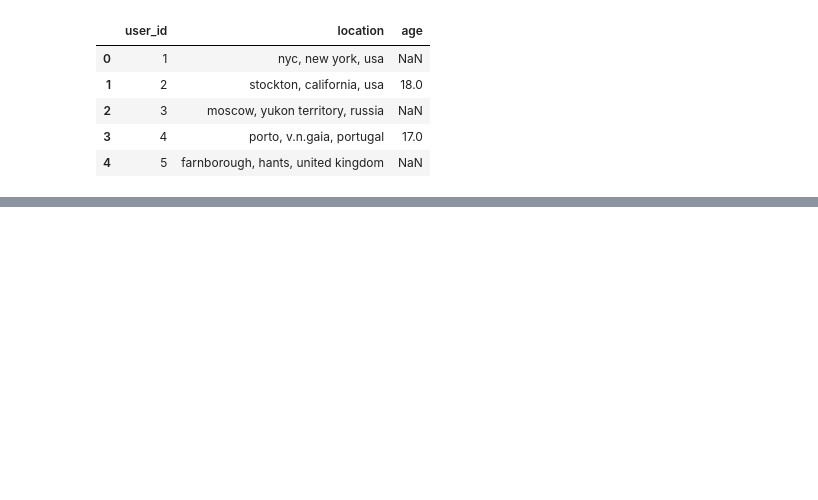
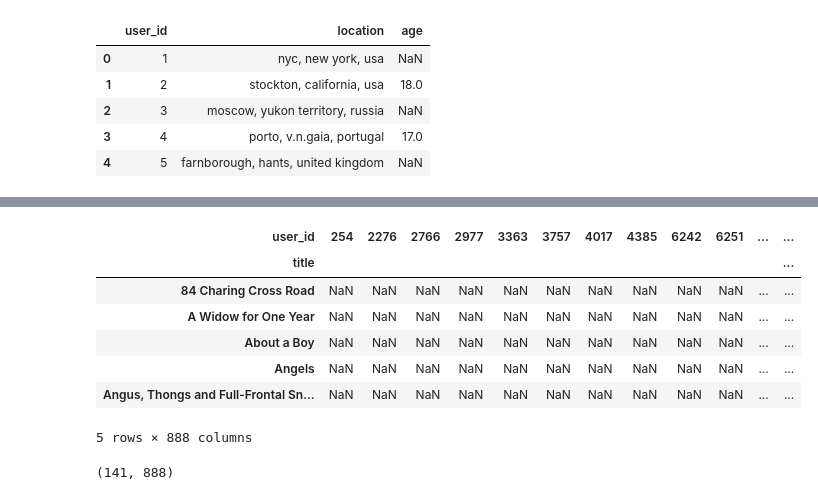
Before and after one commit to JohnEvansOkyere/Book-Recommendation-System, a Jupyter notebook: notebooks/eda.ipynb, the cells around one changed output, grey strips where cells are left out. Drawn from its saved outputs; the diff is of its cells as text; code cells hidden in the pictures; blank space fills up the shorter version.

```diff
--- a/notebooks/eda.ipynb
+++ b/notebooks/eda.ipynb
@@ -54,0 +140,5 @@ users.head()
+# %%
+# Joining ratings with books and users
+ratings_with_books = ratings.merge(books, on='isbn')
+
+ratings_with_books.head(5)
@@ -54,0 +152,5 @@ users.head()
+# %%
+#titles with multiple ratings
+num_of_ratings = ratings_with_books.groupby('title')['ratings'].count().reset_index()
+
+num_of_ratings.rename(columns={'ratings': 'num_of_ratings'}, inplace=True)
@@ -54,0 +166,4 @@ users.head()
+# %%
+final_ratings = ratings_with_books.merge(num_of_ratings, on='title')
+
+final_ratings.head()
@@ -54,0 +177,6 @@ users.head()
+# %%
+# Books which have more than 50 ratings by users
+
+final_ratings = final_ratings[final_ratings['num_of_ratings'] > 50]
+
+final_ratings.head(5)
@@ -54,0 +216,18 @@ users.head()
+# %%
+# Create pivotal table for user-item matrix
+book_pivot = final_ratings.pivot_table(columns='user_id', index='title', values='ratings')
+
+book_pivot.head()
+# %% [output]
+| user_id | 254 | 2276 | 2766 | 2977 | 3363 | 3757 | 4017 | 4385 | 6242 | 6251 | ... | ... |
+| title |  |  |  |  |  |  |  |  |  |  |  | ... |
+| 84 Charing Cross Road | NaN | NaN | NaN | NaN | NaN | NaN | NaN | NaN | NaN | NaN | ... | ... |
+| A Widow for One Year | NaN | NaN | NaN | NaN | NaN | NaN | NaN | NaN | NaN | NaN | ... | ... |
+| About a Boy | NaN | NaN | NaN | NaN | NaN | NaN | NaN | NaN | NaN | NaN | ... | ... |
+| Angels | NaN | NaN | NaN | NaN | NaN | NaN | NaN | NaN | NaN | NaN | ... | ... |
+| Angus, Thongs and Full-Frontal Sn... | NaN | NaN | NaN | NaN | NaN | NaN | NaN | NaN | NaN | NaN | ... | ... |
+5 rows × 888 columns
+# %%
+book_pivot.shape
+# %% [output]
+(141, 888)
```
Also changed, not shown: parts of 19 cells of this notebook.
